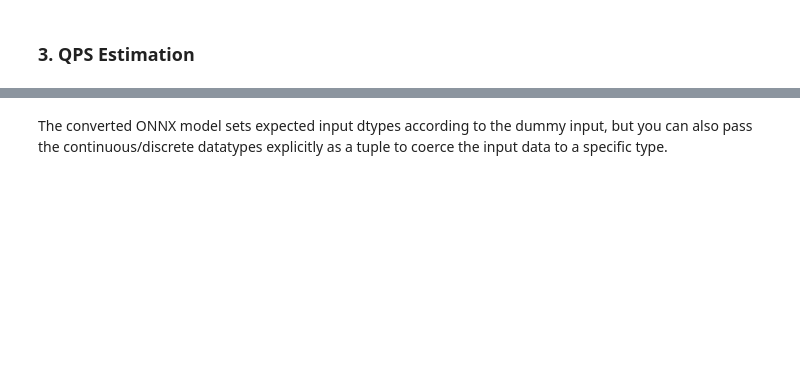
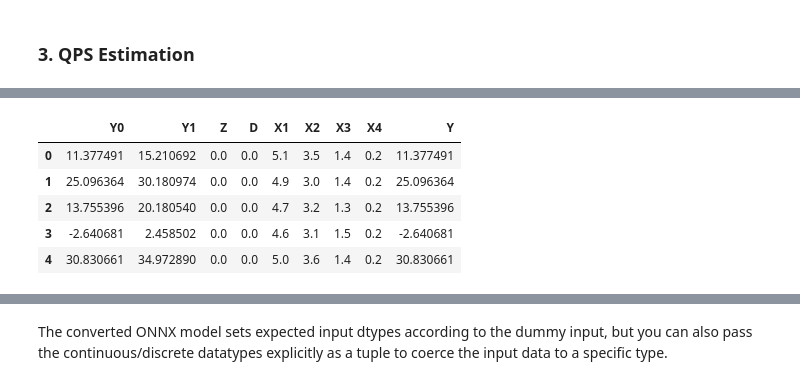
Before and after one commit to factoryofthesun/IVaps, a Jupyter notebook: examples/Sklearn_Iris_Conversion_Simulation_and_Estimation.ipynb, the cells around one changed output, grey strips where cells are left out. Drawn from its saved outputs; the diff is of its cells as text; code cells hidden in the pictures; blank space fills up the shorter version.

```diff
--- a/examples/Sklearn_Iris_Conversion_Simulation_and_Estimation.ipynb
+++ b/examples/Sklearn_Iris_Conversion_Simulation_and_Estimation.ipynb
@@ -195,0 +180,9 @@ array([], shape=(150, 0), dtype=float64)
+# %%
+df.head()
+# %% [output]
+|  | Y0 | Y1 | Z | D | X1 | X2 | X3 | X4 | Y |
+| 0 | 11.377491 | 15.210692 | 0.0 | 0.0 | 5.1 | 3.5 | 1.4 | 0.2 | 11.377491 |
+| 1 | 25.096364 | 30.180974 | 0.0 | 0.0 | 4.9 | 3.0 | 1.4 | 0.2 | 25.096364 |
+| 2 | 13.755396 | 20.180540 | 0.0 | 0.0 | 4.7 | 3.2 | 1.3 | 0.2 | 13.755396 |
+| 3 | -2.640681 | 2.458502 | 0.0 | 0.0 | 4.6 | 3.1 | 1.5 | 0.2 | -2.640681 |
+| 4 | 30.830661 | 34.972890 | 0.0 | 0.0 | 5.0 | 3.6 | 1.4 | 0.2 | 30.830661 |
```
Also changed, not shown: parts of 33 cells of this notebook, 21 other files.
